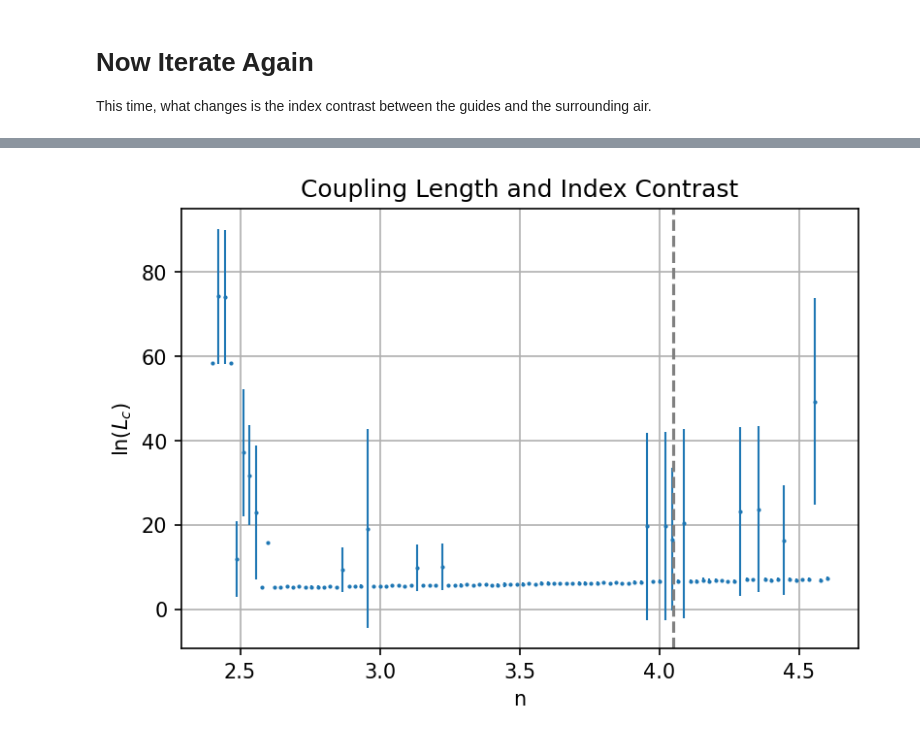
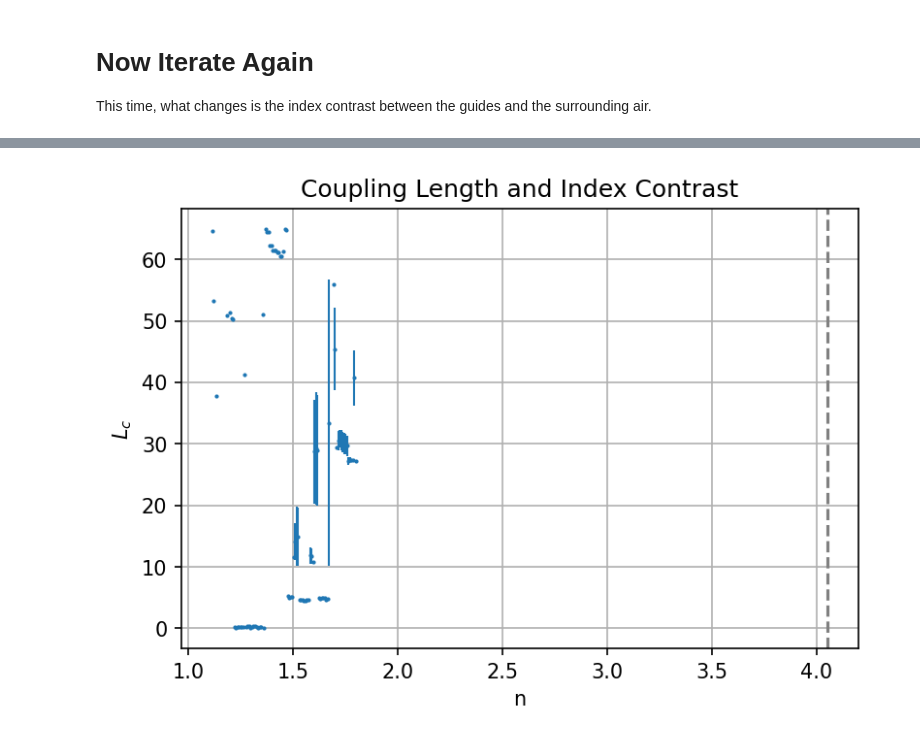
Before and after one commit to diegopiciocchi/Advanced_Photonics_Lab, a Jupyter notebook: dir_coupler.ipynb, the cells around one changed output, grey strips where cells are left out. Drawn from its saved outputs; the diff is of its cells as text; code cells hidden in the pictures.

```diff
--- a/dir_coupler.ipynb
+++ b/dir_coupler.ipynb
@@ -416,15 +417,14 @@ This time, what changes is the index contrast between the guides and the surroun
 
 # Array for values of the index to test
 gs = 100
-rind_array = np.linspace(2.4,4.6,gs)
+rind_array = np.linspace(1.1,1.8,gs)
 
 # Start by defining the simulation domain
-# The easiest and least efficient way is to use constants
 
 sx = 80
 sy = 8
 
-# Meep function to define the domain. Third dimension is 0 since we are in a 2D simulation. We can even avoid declaring the 3rd dimension.
+# Meep function to define the domain.
 
 cell = mp.Vector3(sx, sy)
 
@@ -551,19 +568,19 @@ time for set_epsilon = 0.352373 s
 # %%
 # Make a figure
 
 fig, ax = plt.subplots(dpi=150)
 plt.errorbar(x=rind_array, y=Lc, yerr=d_Lc, fmt=".", elinewidth = 1, ms="2")
 plt.xlabel("n")
-plt.ylabel(r"$\ln(L_c)$")
+plt.ylabel(r"$L_c$")
 plt.title("Coupling Length and Index Contrast")
 plt.axvline(4.05, color = "grey", ls="--")
 plt.grid()
 
-plt.savefig("length_vs_index_prob", dpi=150, format="png")
+plt.savefig("length_vs_index_prob.png", dpi=150, format="png")
 
 plt.show()
 # %% [output]
-[figure, old version]
+[figure, new version]
 # %%
 # Remove NaN
 
```
Also changed, not shown: parts of 4 cells of this notebook, 2 other files.
